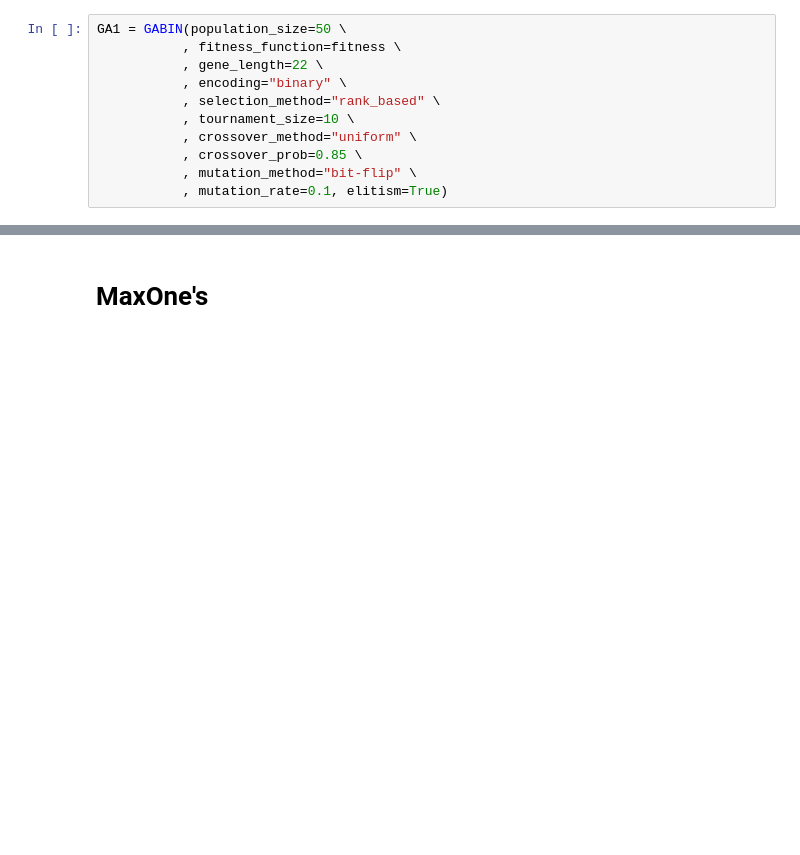
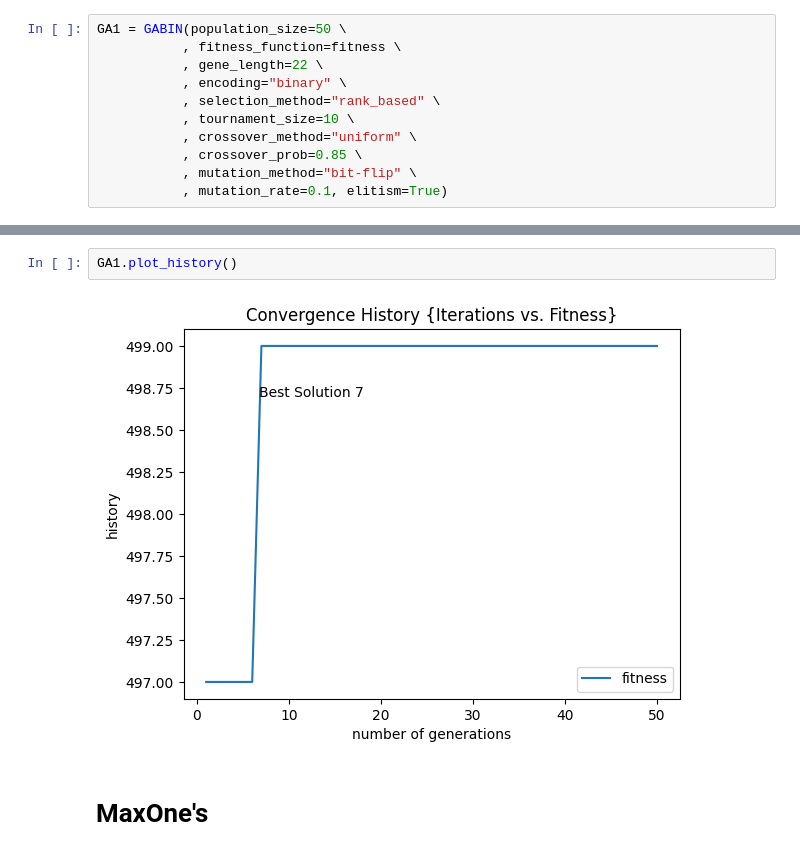
Before and after one commit to Aditya-Poli/EC312_GA, a Jupyter notebook: GA_KS.ipynb, the cells around one changed output, grey strips where cells are left out. Drawn from its saved outputs; the diff is of its cells as text; blank space fills up the shorter version.

```diff
--- a/GA_KS.ipynb
+++ b/GA_KS.ipynb
@@ -606,3 +631,7 @@ Generation 49: Best fitness: 498.0
+# %%
+GA1.plot_history()
+# %% [output]
+[figure, added]
 # %% [markdown]
 # MaxOne's
 # %%
```
Also changed, not shown: parts of 7 cells of this notebook.
